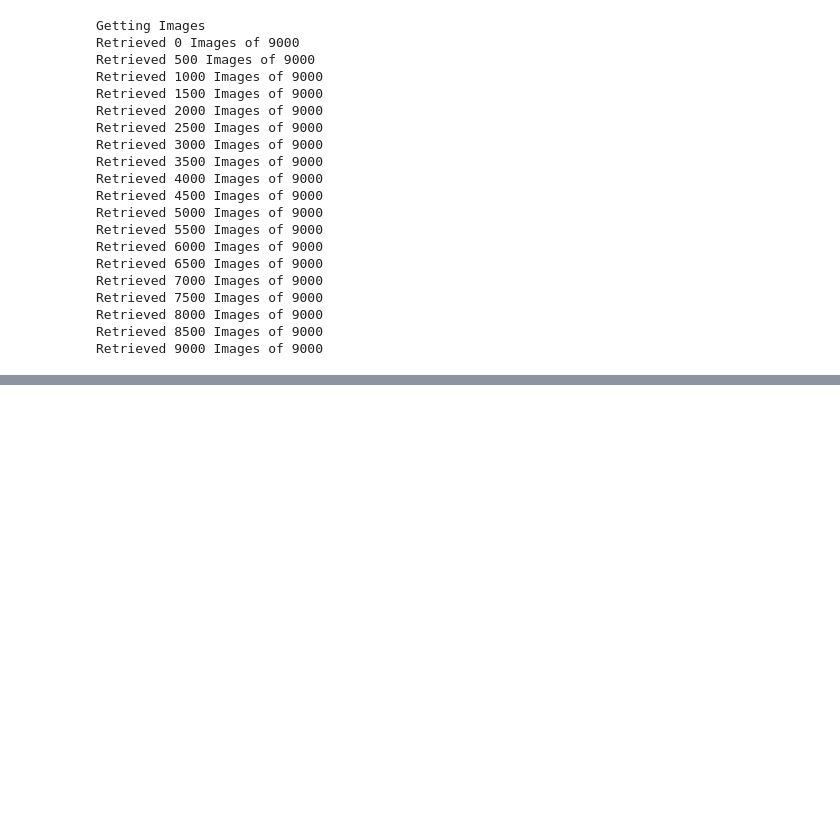
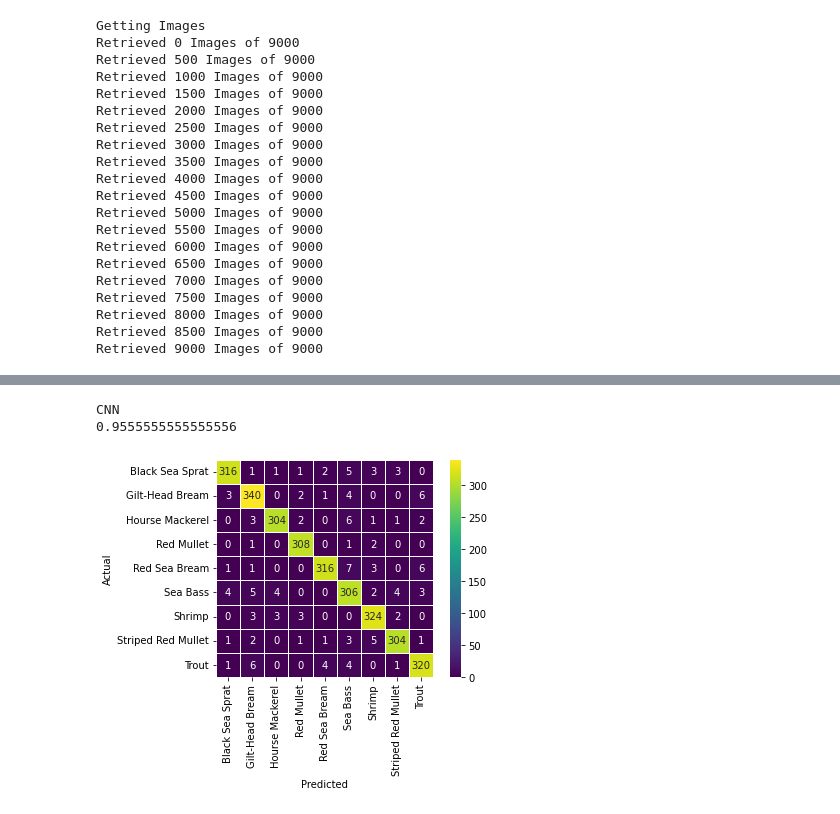
Before and after one commit to DDeGroot1/Capstone, a Jupyter notebook: CapStone.ipynb, the cells around one changed output, grey strips where cells are left out. Saved outputs shown, nothing was run; the diff lists cells and outputs as text; code cells hidden in the pictures; blank space fills up the shorter version.

```diff
--- a/CapStone.ipynb
+++ b/CapStone.ipynb
@@ -263,3 +348,23 @@ Saved model to disk
+# %%
+CNNFitted = OpenFile('CNNModel.h5')
+start = time.time()
+PredictedPercent = CNNFitted.predict(CNNX_test)
+end = time.time()
+TimeToTrain.append(["CNN","Predicting",end - start])
+CNNyhat = argmax(PredictedPercent, axis=-1).astype('int')
+print("CNN")
+
+PredictedPercentTrain = CNNFitted.predict(CNNX_train)
+CNNyhatTrain = argmax(PredictedPercentTrain, axis=-1).astype('int')
+
+CNNTTrainingAccuracy = accuracy_score(CNNyhatTrain,CNNY_train_label)
+CNNTTestingAccuracy = accuracy_score(CNNyhat,CNNY_test_label)
+print(accuracy_score(CNNyhat,CNNY_test_label))
+ConfusionMatrix(CNNY_test_label, CNNyhat,"ConfusionMatrix_CNN.png")
+# %% [output]
+CNN
+0.9555555555555556
+[figure, added]
 # %%
 IncorrectlyLabeled = []
 for i in range(len(CNNY_test_label)):
```
Also changed, not shown: parts of 18 cells of this notebook, 13 other files.
